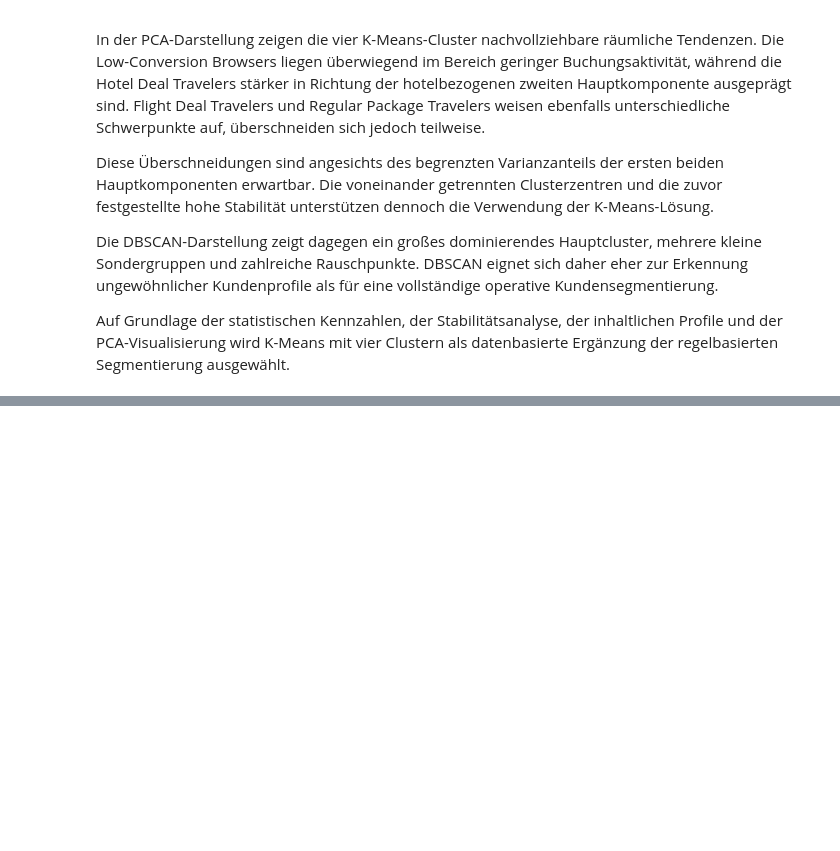
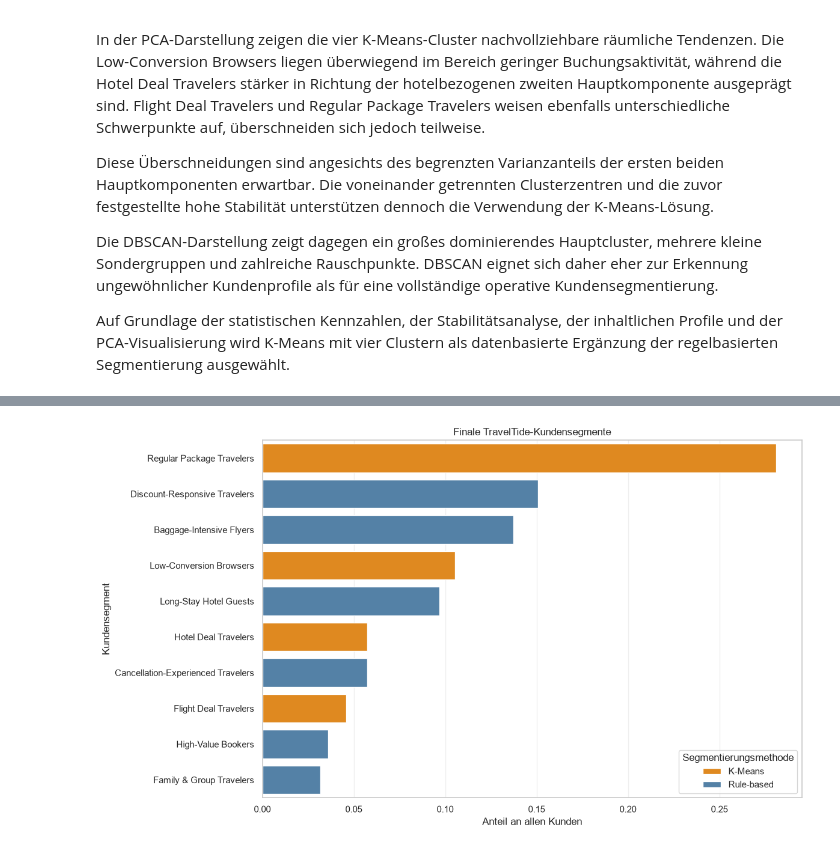
Before and after one commit to norawinkler/traveltide-customer-segmentation, a Jupyter notebook: notebooks/03_customer_segmentation.ipynb, the cells around one changed output, grey strips where cells are left out. Cells and saved outputs as stored; diff of their text form; code cells hidden in the pictures; blank space fills up the shorter version.

Commit message:
Final Customer Segmentation

```diff
--- a/notebooks/03_customer_segmentation.ipynb
+++ b/notebooks/03_customer_segmentation.ipynb
@@ -2985,0 +3076,10 @@ ausgewählt.
+# %%
+# Segmentierungsmethode zuordnen.
+
+final_customer_segments["segmentation_method"] = (
+    np.where(
+        kmeans_customer_mask,
+        "K-Means",
+        "Rule-based"
+    )
+)
@@ -2985,0 +3176,27 @@ ausgewählt.
+# %%
+# Segmentgrößen visualisieren.
+
+plt.figure(figsize=(12, 7))
+
+sns.barplot(
+    data=final_segment_overview,
+    y="final_segment",
+    x="customer_share",
+    hue="segmentation_method",
+    dodge=False,
+    palette={
+        "Rule-based": "steelblue",
+        "K-Means": "darkorange"
+    }
+)
+
+plt.title("Finale TravelTide-Kundensegmente")
+plt.xlabel("Anteil an allen Kunden")
+plt.ylabel("Kundensegment")
+plt.legend(title="Segmentierungsmethode")
+plt.grid(axis="x", alpha=0.3)
+
+plt.tight_layout()
+plt.show()
+# %% [output]
+[figure, added]
```
Also changed, not shown: parts of 9 cells of this notebook.
